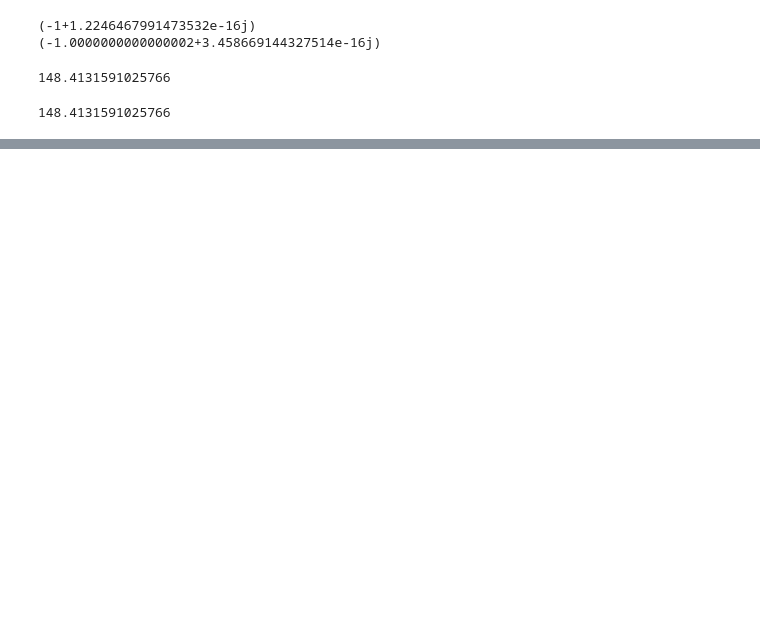
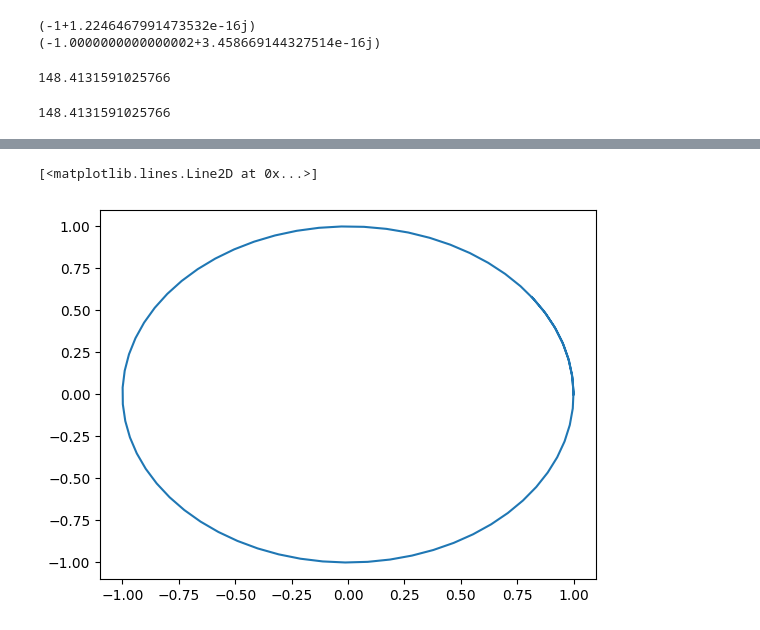
Before and after one commit to pranjalashutosh/sample-respository, a Jupyter notebook: Learning_graphing.ipynb, the cells around one changed output, grey strips where cells are left out. Saved outputs shown, nothing was run; the diff lists cells and outputs as text; code cells hidden in the pictures; blank space fills up the shorter version.

```diff
--- a/Learning_graphing.ipynb
+++ b/Learning_graphing.ipynb
@@ -100,0 +101,12 @@ exp(2)*exp(3)
+# %%
+cosine=[]
+sine=[]
+a1=np.arange(0,7,0.1)
+for i in a1:
+    cosine.append(np.cos(i))
+    sine.append(np.sin(i))
+
+plt.plot(cosine,sine) # this will plot cos(o) + isin(o), this also shows the rotational property.
+# %% [output]
+[<matplotlib.lines.Line2D at 0x...>]
+[figure, added]
```
Also changed, not shown: parts of 7 cells of this notebook.
